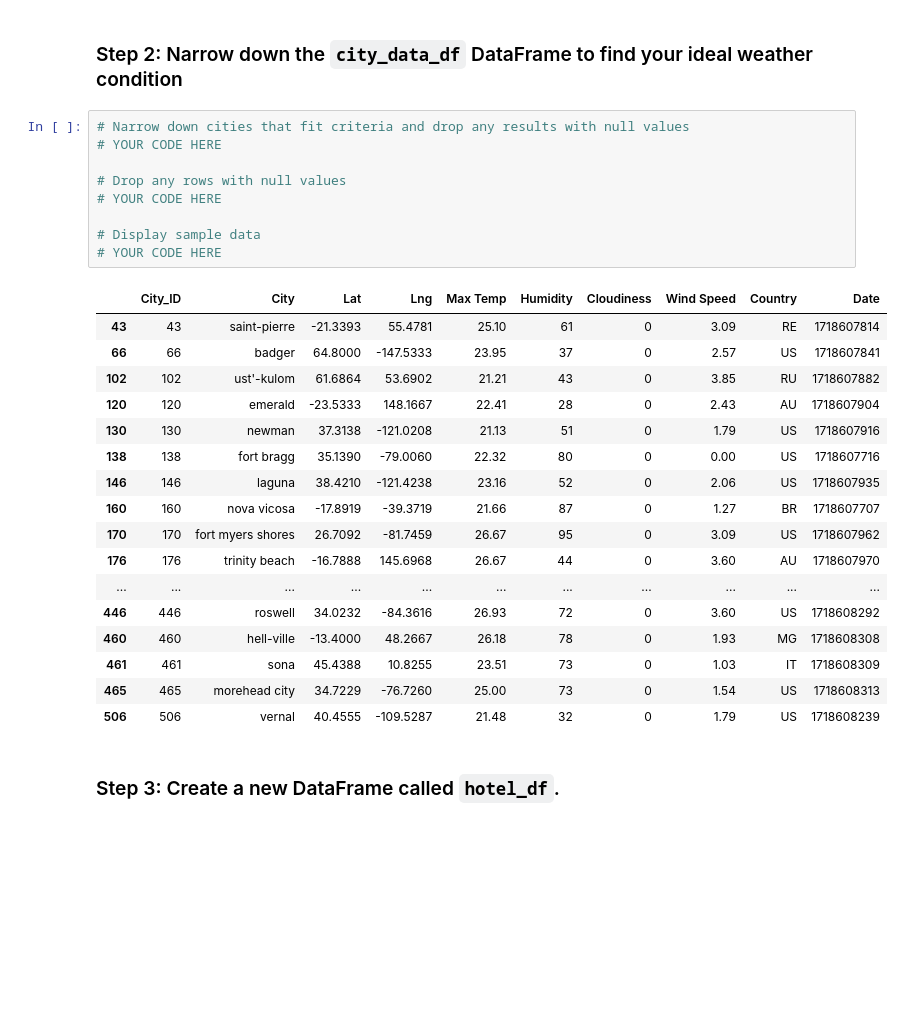
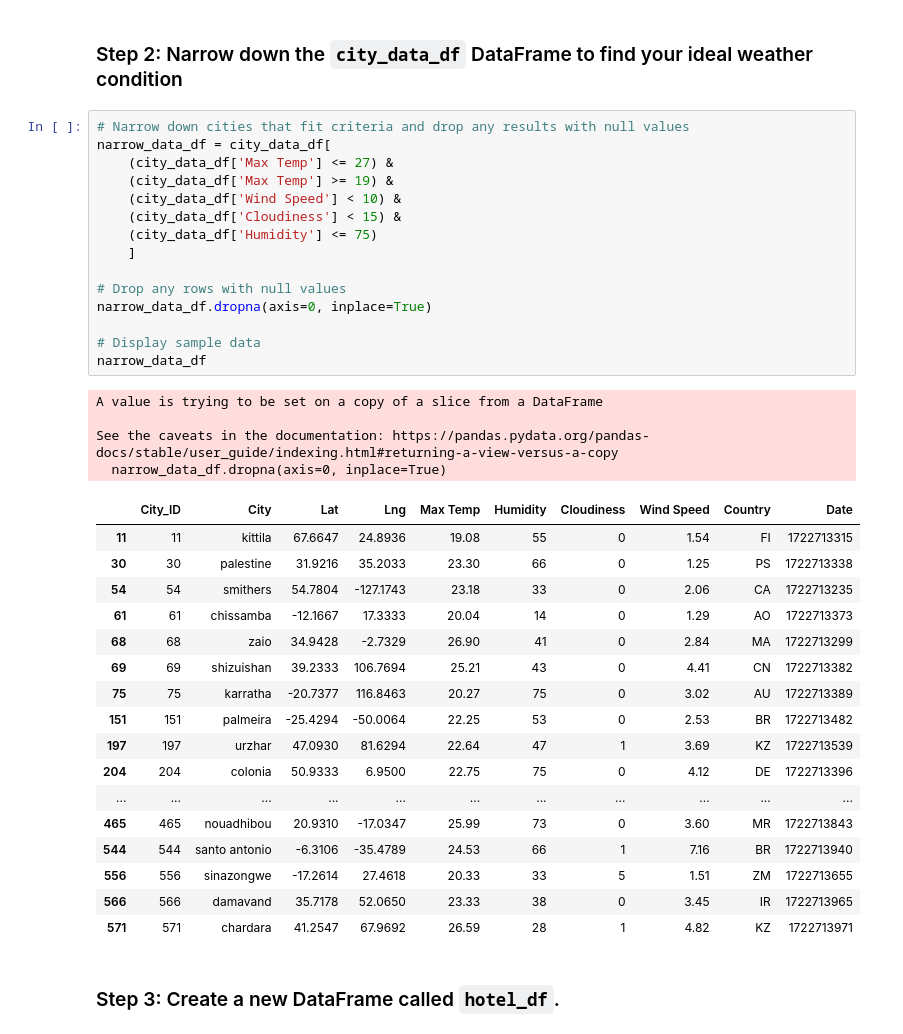
Before and after one commit to nickbartram/python-api-challenge, a Jupyter notebook: WeatherPy/VacationPy.ipynb, the cells around one changed output. Cells and saved outputs as stored; diff of their text form; blank space fills up the shorter version.

```diff
--- a/WeatherPy/VacationPy.ipynb
+++ b/WeatherPy/VacationPy.ipynb
@@ -56,31 +56,41 @@ humidity_map
 ### Step 2: Narrow down the `city_data_df` DataFrame to find your ideal weather condition
 # %%
 # Narrow down cities that fit criteria and drop any results with null values
-# YOUR CODE HERE
+narrow_data_df = city_data_df[
+    (city_data_df['Max Temp'] <= 27) &
+    (city_data_df['Max Temp'] >= 19) &
+    (city_data_df['Wind Speed'] < 10) &
+    (city_data_df['Cloudiness'] < 15) &
+    (city_data_df['Humidity'] <= 75)
+    ]
 
 # Drop any rows with null values
-# YOUR CODE HERE
+narrow_data_df.dropna(axis=0, inplace=True)
 
 # Display sample data
-# YOUR CODE HERE
+narrow_data_df
 # %% [output]
+A value is trying to be set on a copy of a slice from a DataFrame
+
+See the caveats in the documentation: https://pandas.pydata.org/pandas-docs/stable/user_guide/indexing.html#returning-a-view-versus-a-copy
+  narrow_data_df.dropna(axis=0, inplace=True)
 |  | City_ID | City | Lat | Lng | Max Temp | Humidity | Cloudiness | Wind Speed | Country | Date |
-| 43 | 43 | saint-pierre | -21.3393 | 55.4781 | 25.10 | 61 | 0 | 3.09 | RE | 1718607814 |
-| 66 | 66 | badger | 64.8000 | -147.5333 | 23.95 | 37 | 0 | 2.57 | US | 1718607841 |
-| 102 | 102 | ust'-kulom | 61.6864 | 53.6902 | 21.21 | 43 | 0 | 3.85 | RU | 1718607882 |
-| 120 | 120 | emerald | -23.5333 | 148.1667 | 22.41 | 28 | 0 | 2.43 | AU | 1718607904 |
-| 130 | 130 | newman | 37.3138 | -121.0208 | 21.13 | 51 | 0 | 1.79 | US | 1718607916 |
-| 138 | 138 | fort bragg | 35.1390 | -79.0060 | 22.32 | 80 | 0 | 0.00 | US | 1718607716 |
-| 146 | 146 | laguna | 38.4210 | -121.4238 | 23.16 | 52 | 0 | 2.06 | US | 1718607935 |
-| 160 | 160 | nova vicosa | -17.8919 | -39.3719 | 21.66 | 87 | 0 | 1.27 | BR | 1718607707 |
-| 170 | 170 | fort myers shores | 26.7092 | -81.7459 | 26.67 | 95 | 0 | 3.09 | US | 1718607962 |
-| 176 | 176 | trinity beach | -16.7888 | 145.6968 | 26.67 | 44 | 0 | 3.60 | AU | 1718607970 |
+| 11 | 11 | kittila | 67.6647 | 24.8936 | 19.08 | 55 | 0 | 1.54 | FI | 1722713315 |
+| 30 | 30 | palestine | 31.9216 | 35.2033 | 23.30 | 66 | 0 | 1.25 | PS | 1722713338 |
+| 54 | 54 | smithers | 54.7804 | -127.1743 | 23.18 | 33 | 0 | 2.06 | CA | 1722713235 |
+| 61 | 61 | chissamba | -12.1667 | 17.3333 | 20.04 | 14 | 0 | 1.29 | AO | 1722713373 |
+| 68 | 68 | zaio | 34.9428 | -2.7329 | 26.90 | 41 | 0 | 2.84 | MA | 1722713299 |
+| 69 | 69 | shizuishan | 39.2333 | 106.7694 | 25.21 | 43 | 0 | 4.41 | CN | 1722713382 |
+| 75 | 75 | karratha | -20.7377 | 116.8463 | 20.27 | 75 | 0 | 3.02 | AU | 1722713389 |
+| 151 | 151 | palmeira | -25.4294 | -50.0064 | 22.25 | 53 | 0 | 2.53 | BR | 1722713482 |
+| 197 | 197 | urzhar | 47.0930 | 81.6294 | 22.64 | 47 | 1 | 3.69 | KZ | 1722713539 |
+| 204 | 204 | colonia | 50.9333 | 6.9500 | 22.75 | 75 | 0 | 4.12 | DE | 1722713396 |
 | ... | ... | ... | ... | ... | ... | ... | ... | ... | ... | ... |
-| 446 | 446 | roswell | 34.0232 | -84.3616 | 26.93 | 72 | 0 | 3.60 | US | 1718608292 |
-| 460 | 460 | hell-ville | -13.4000 | 48.2667 | 26.18 | 78 | 0 | 1.93 | MG | 1718608308 |
-| 461 | 461 | sona | 45.4388 | 10.8255 | 23.51 | 73 | 0 | 1.03 | IT | 1718608309 |
-| 465 | 465 | morehead city | 34.7229 | -76.7260 | 25.00 | 73 | 0 | 1.54 | US | 1718608313 |
-| 506 | 506 | vernal | 40.4555 | -109.5287 | 21.48 | 32 | 0 | 1.79 | US | 1718608239 |
+| 465 | 465 | nouadhibou | 20.9310 | -17.0347 | 25.99 | 73 | 0 | 3.60 | MR | 1722713843 |
+| 544 | 544 | santo antonio | -6.3106 | -35.4789 | 24.53 | 66 | 1 | 7.16 | BR | 1722713940 |
+| 556 | 556 | sinazongwe | -17.2614 | 27.4618 | 20.33 | 33 | 5 | 1.51 | ZM | 1722713655 |
+| 566 | 566 | damavand | 35.7178 | 52.0650 | 23.33 | 38 | 0 | 3.45 | IR | 1722713965 |
+| 571 | 571 | chardara | 41.2547 | 67.9692 | 26.59 | 28 | 1 | 4.82 | KZ | 1722713971 |
 # %% [markdown]
 ### Step 3: Create a new DataFrame called `hotel_df`.
 # %%
```
Also changed, not shown: parts of 4 cells of this notebook.
